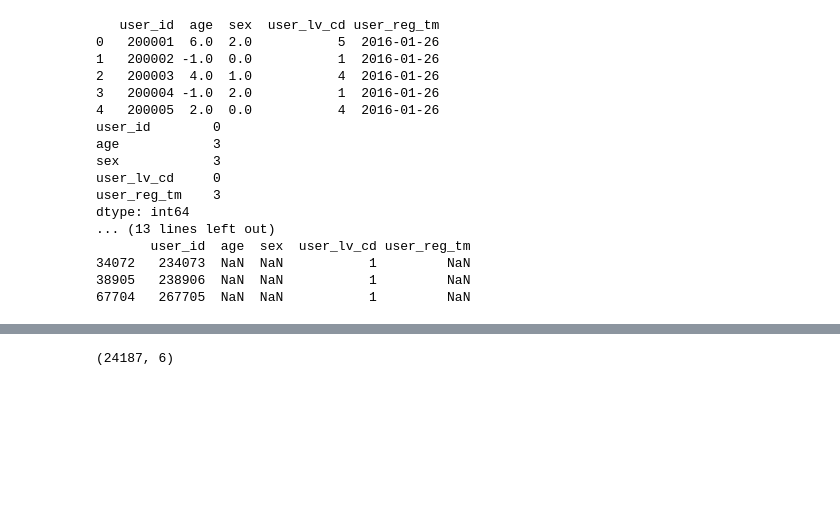
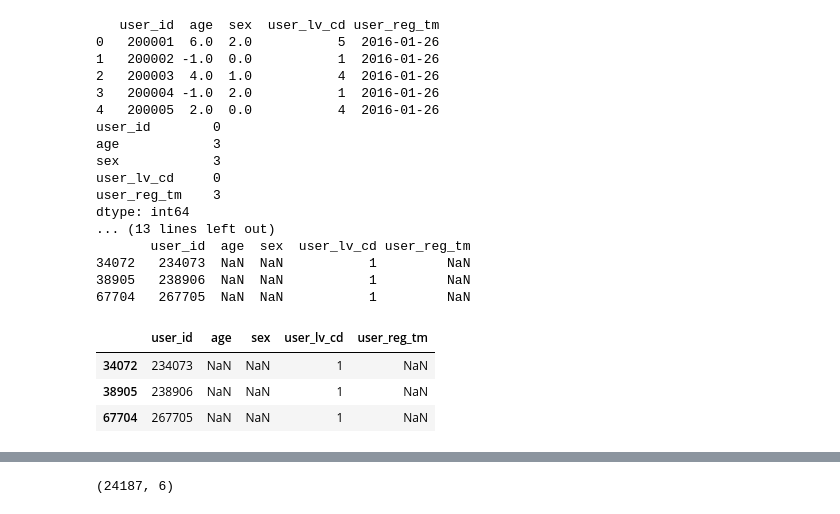
Before and after one commit to chuangyuchen94/aura_source, a Jupyter notebook: project/05-06-purchase_predict.ipynb, the cells around one changed output, grey strips where cells are left out. Drawn from its saved outputs; the diff is of its cells as text; code cells hidden in the pictures; blank space fills up the shorter version.

```diff
--- a/project/05-06-purchase_predict.ipynb
+++ b/project/05-06-purchase_predict.ipynb
@@ -51,3 +51,12 @@ dtype: int64
 34072   234073  NaN  NaN           1         NaN
 38905   238906  NaN  NaN           1         NaN
 67704   267705  NaN  NaN           1         NaN
+# %%
+nan_sex_rows = user_file_pd[user_file_pd['sex'].isna()]
+# %%
+nan_sex_rows
+# %% [output]
+|  | user_id | age | sex | user_lv_cd | user_reg_tm |
+| 34072 | 234073 | NaN | NaN | 1 | NaN |
+| 38905 | 238906 | NaN | NaN | 1 | NaN |
+| 67704 | 267705 | NaN | NaN | 1 | NaN |
```
Also changed, not shown: parts of 5 cells of this notebook, 1 other file.
